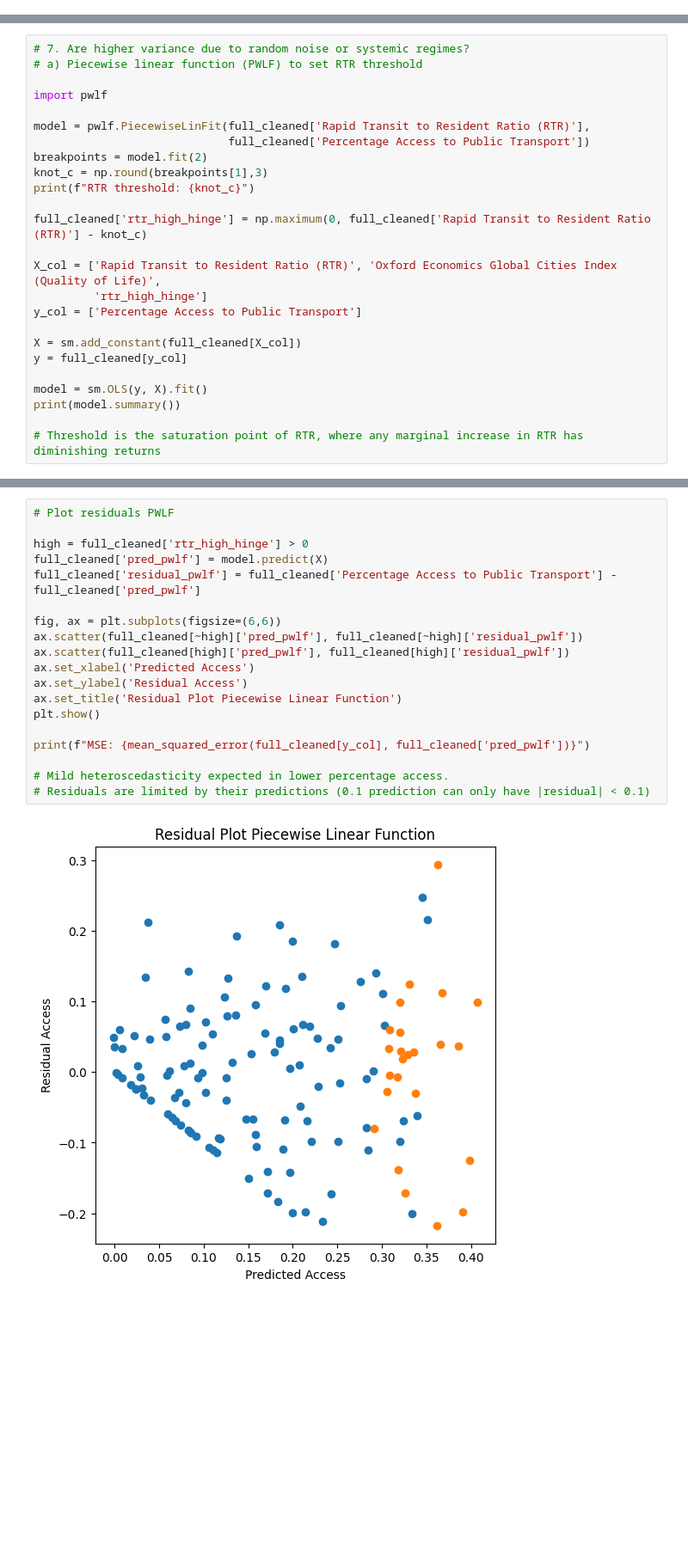
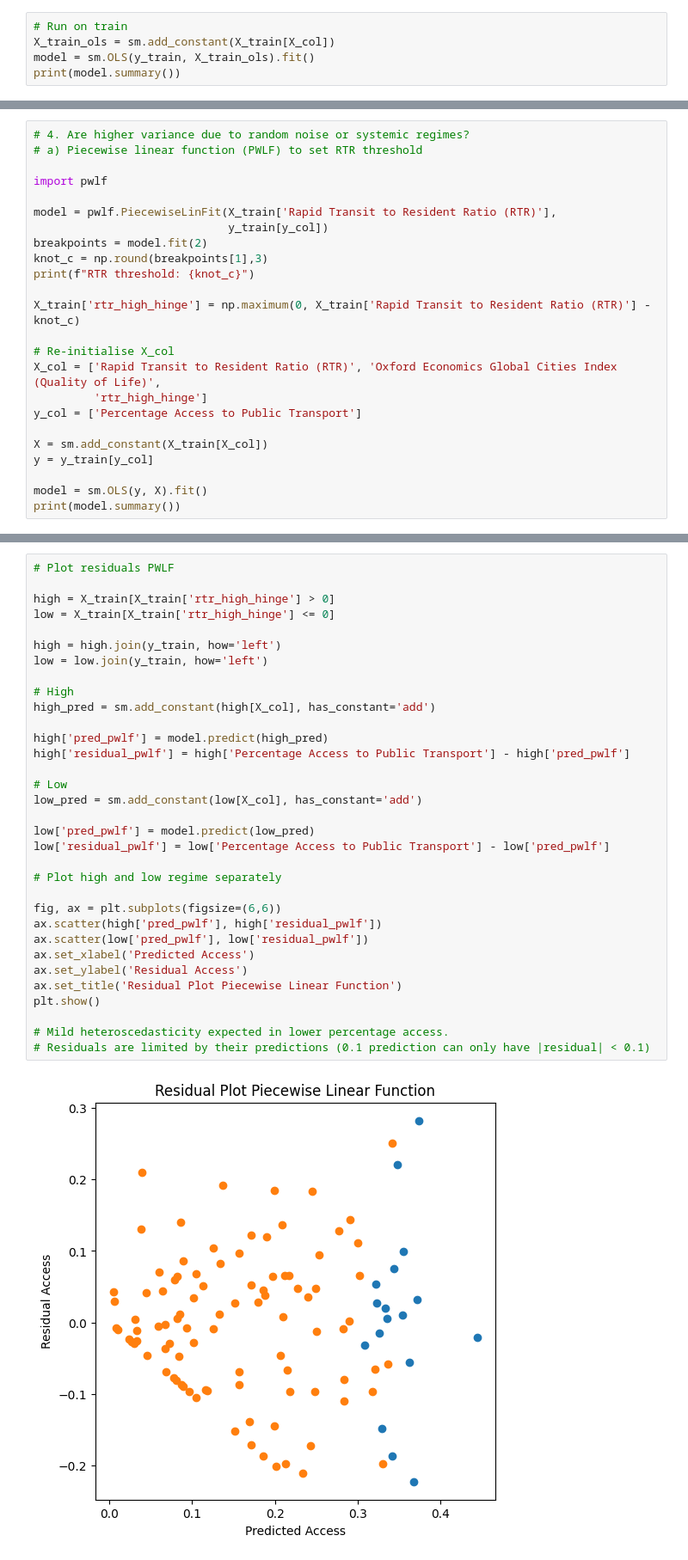
Before and after one commit to xxiaoxierr/Data-Science-Project-1, a Jupyter notebook: Model.ipynb, the cells around one changed output, grey strips where cells are left out. Shown at 86% size. Saved outputs shown, nothing was run; the diff lists cells and outputs as text; blank space fills up the shorter version.

Commit message:
model-tuning-and-cv-on-train-only-added-markdown

```diff
--- a/Model.ipynb
+++ b/Model.ipynb
@@ -70,3 +75,8 @@ Covariance Type:            nonrobust
 
 Notes:
 [1] Standard Errors assume that the covariance matrix of the errors is correctly specified.
+# %%
+# Run on train
+X_train_ols = sm.add_constant(X_train[X_col])
+model = sm.OLS(y_train, X_train_ols).fit()
+print(model.summary())
@@ -241,26 +216,25 @@ MSE: 0.014240108197531267
 # %%
-# 7. Are higher variance due to random noise or systemic regimes?
+# 4. Are higher variance due to random noise or systemic regimes?
 # a) Piecewise linear function (PWLF) to set RTR threshold
 
 import pwlf
 
-model = pwlf.PiecewiseLinFit(full_cleaned['Rapid Transit to Resident Ratio (RTR)'],
-                             full_cleaned['Percentage Access to Public Transport'])
+model = pwlf.PiecewiseLinFit(X_train['Rapid Transit to Resident Ratio (RTR)'],
+                             y_train[y_col])
 breakpoints = model.fit(2)
 knot_c = np.round(breakpoints[1],3)
 print(f"RTR threshold: {knot_c}")
 
-full_cleaned['rtr_high_hinge'] = np.maximum(0, full_cleaned['Rapid Transit to Resident Ratio (RTR)'] - knot_c)
+X_train['rtr_high_hinge'] = np.maximum(0, X_train['Rapid Transit to Resident Ratio (RTR)'] - knot_c)
 
+# Re-initialise X_col
 X_col = ['Rapid Transit to Resident Ratio (RTR)', 'Oxford Economics Global Cities Index (Quality of Life)',
          'rtr_high_hinge']
 y_col = ['Percentage Access to Public Transport']
 
-X = sm.add_constant(full_cleaned[X_col])
-y = full_cleaned[y_col]
+X = sm.add_constant(X_train[X_col])
+y = y_train[y_col]
 
 model = sm.OLS(y, X).fit()
 print(model.summary())
-
-# Threshold is the saturation point of RTR, where any marginal increase in RTR has diminishing returns
 # %% [output]
@@ -307,21 +286,35 @@ Notes:
 # %%
 # Plot residuals PWLF
 
-high = full_cleaned['rtr_high_hinge'] > 0
-full_cleaned['pred_pwlf'] = model.predict(X)
-full_cleaned['residual_pwlf'] = full_cleaned['Percentage Access to Public Transport'] - full_cleaned['pred_pwlf']
+high = X_train[X_train['rtr_high_hinge'] > 0]
+low = X_train[X_train['rtr_high_hinge'] <= 0]
+
+high = high.join(y_train, how='left')
+low = low.join(y_train, how='left')
+
+# High
+high_pred = sm.add_constant(high[X_col], has_constant='add')
+
+high['pred_pwlf'] = model.predict(high_pred)
+high['residual_pwlf'] = high['Percentage Access to Public Transport'] - high['pred_pwlf']
+
+# Low
+low_pred = sm.add_constant(low[X_col], has_constant='add')
+
+low['pred_pwlf'] = model.predict(low_pred)
+low['residual_pwlf'] = low['Percentage Access to Public Transport'] - low['pred_pwlf']
+
+# Plot high and low regime separately
 
 fig, ax = plt.subplots(figsize=(6,6))
-ax.scatter(full_cleaned[~high]['pred_pwlf'], full_cleaned[~high]['residual_pwlf'])
-ax.scatter(full_cleaned[high]['pred_pwlf'], full_cleaned[high]['residual_pwlf'])
+ax.scatter(high['pred_pwlf'], high['residual_pwlf'])
+ax.scatter(low['pred_pwlf'], low['residual_pwlf'])
 ax.set_xlabel('Predicted Access')
 ax.set_ylabel('Residual Access')
 ax.set_title('Residual Plot Piecewise Linear Function')
 plt.show()
 
-print(f"MSE: {mean_squared_error(full_cleaned[y_col], full_cleaned['pred_pwlf'])}")
-
 # Mild heteroscedasticity expected in lower percentage access.
 # Residuals are limited by their predictions (0.1 prediction can only have |residual| < 0.1)
 # %% [output]
-[figure, old version]
+[figure, new version]
```
Also changed, not shown: parts of 26 cells of this notebook.
